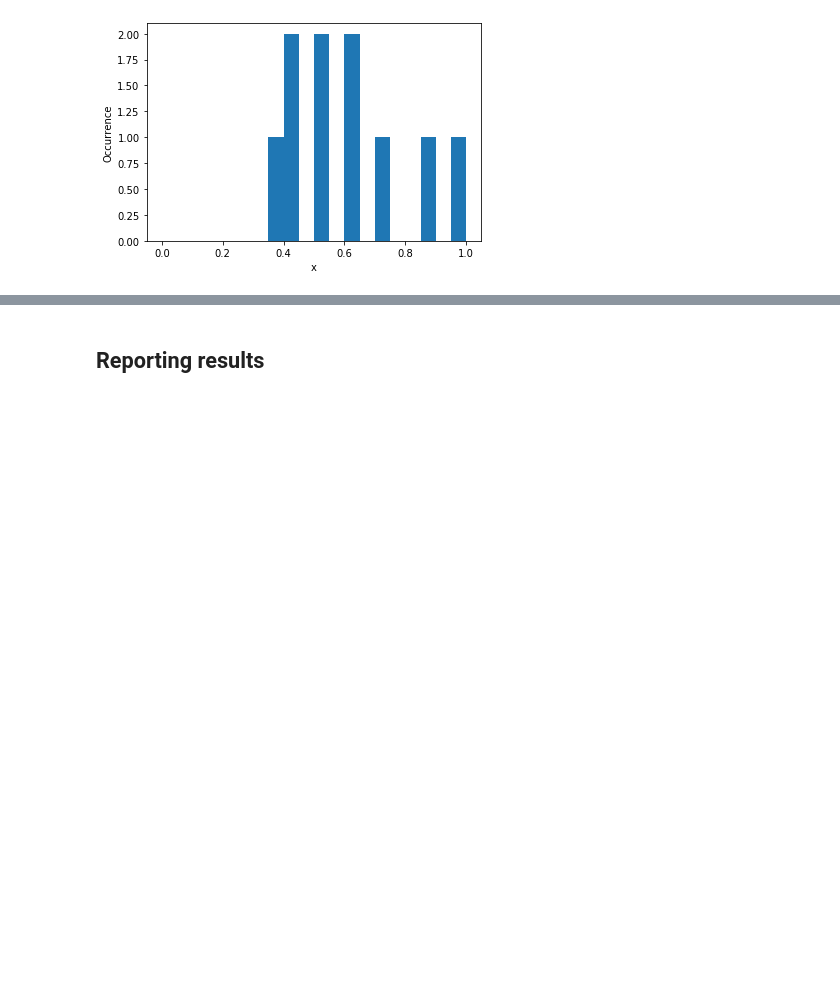
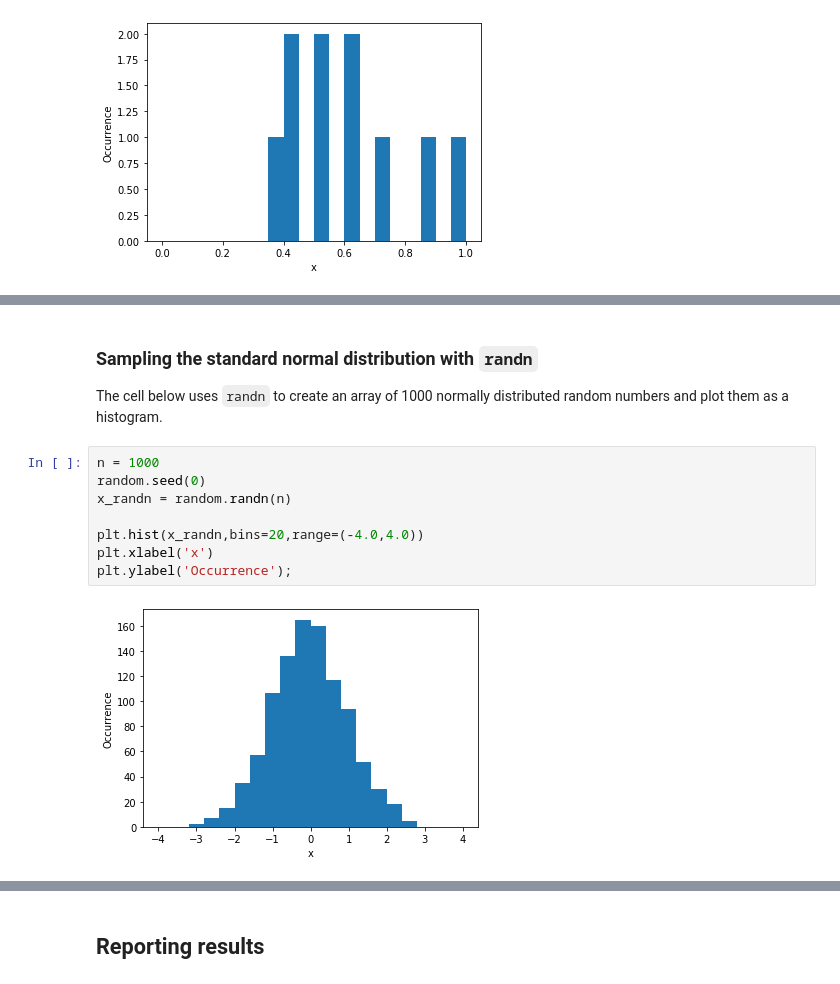
Before and after one commit to jsdodge/data-analysis-python, a Jupyter notebook: notebooks/2.0-Basic-statistics.ipynb, the cells around one changed output, grey strips where cells are left out. Cells and saved outputs as stored; diff of their text form; blank space fills up the shorter version.

```diff
--- a/notebooks/2.0-Basic-statistics.ipynb
+++ b/notebooks/2.0-Basic-statistics.ipynb
@@ -204,0 +291,13 @@ Select this cell and enter your response to Exercise 3 here.
+# %% [markdown]
+### Sampling the standard normal distribution with `randn`
+The cell below uses `randn` to create an array of 1000 normally distributed random numbers and plot them as a histogram.
+# %%
+n = 1000
+random.seed(0)
+x_randn = random.randn(n)
+
+plt.hist(x_randn,bins=20,range=(-4.0,4.0))
+plt.xlabel('x')
+plt.ylabel('Occurrence');
+# %% [output]
+[figure, added]
```
Also changed, not shown: parts of 84 cells of this notebook, 1 other file.
